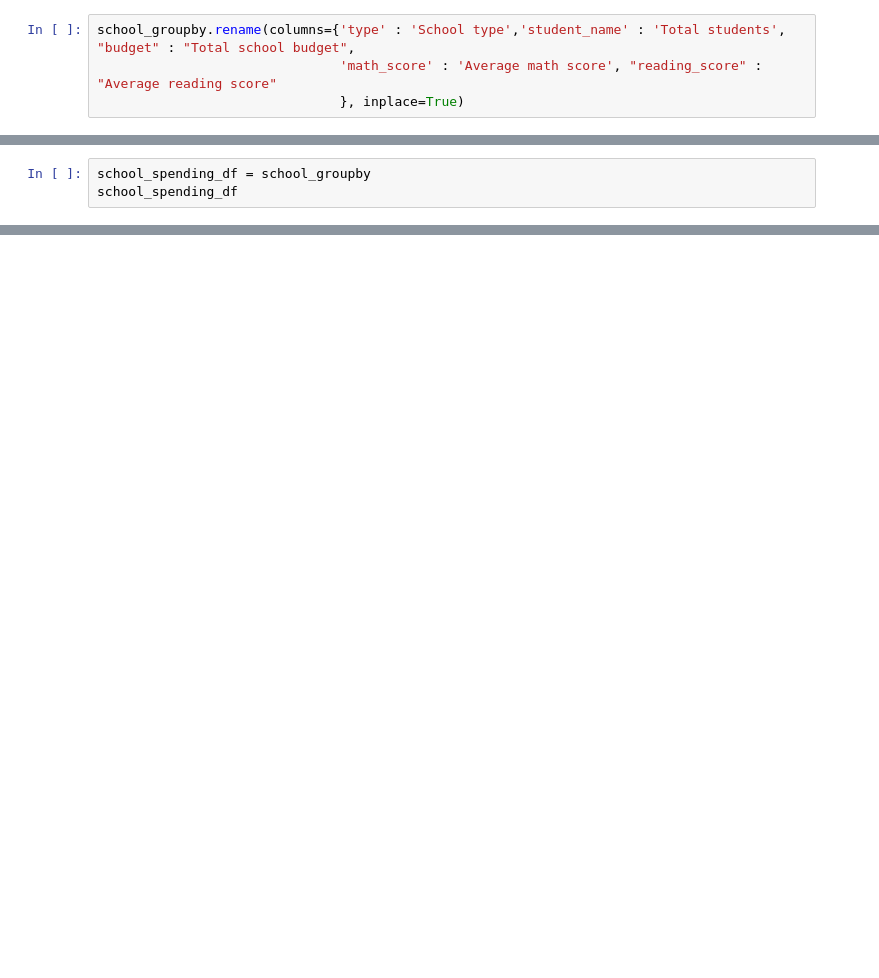
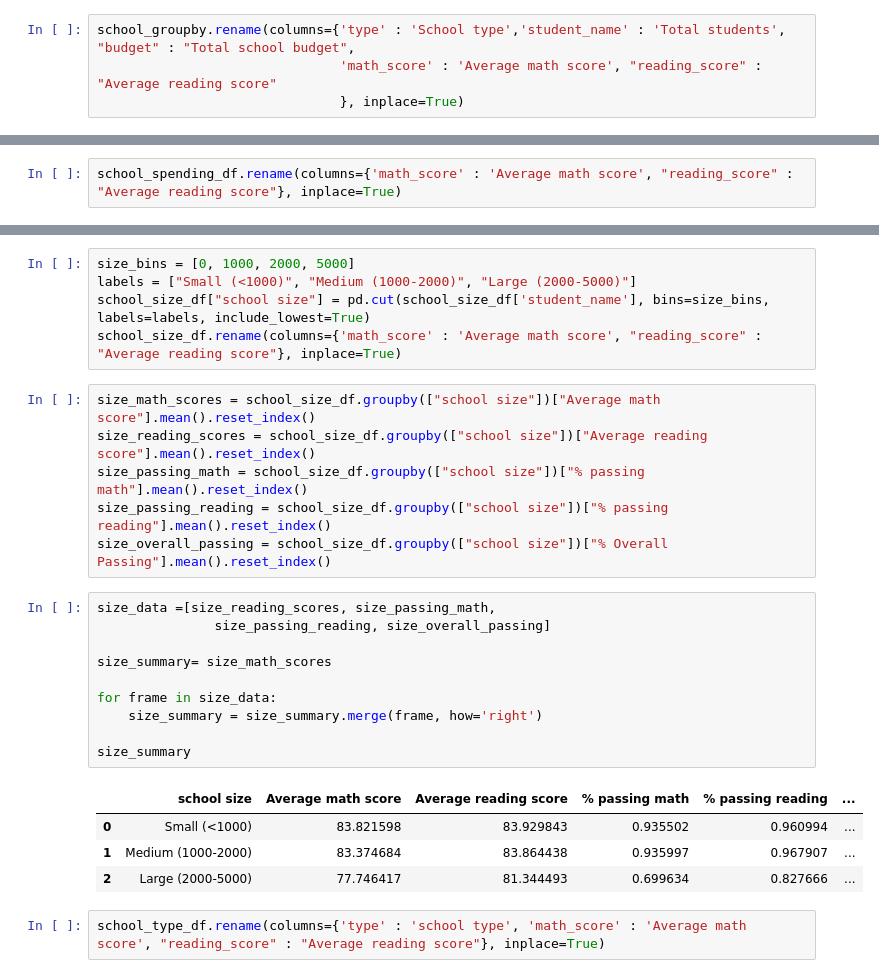
Before and after one commit to AlTesla/pandas-challenge, a Jupyter notebook: PyCitySchools/PyCitySchools.ipynb, the cells around one changed output, grey strips where cells are left out. Saved outputs shown, nothing was run; the diff lists cells and outputs as text; blank space fills up the shorter version.

Commit message:
all dataframes gathered

```diff
--- a/PyCitySchools/PyCitySchools.ipynb
+++ b/PyCitySchools/PyCitySchools.ipynb
@@ -250,3 +224,0 @@ school_groupby["Spending Ranges (Per Student)"] = pd.cut(school_groupby['Per stu
-# %%
-school_spending_df = school_groupby
-school_spending_df
@@ -271,3 +225,5 @@ school_spending_df
+# %%
+school_spending_df.rename(columns={'math_score' : 'Average math score', "reading_score" : "Average reading score"}, inplace=True)
 # %%
 spending_math_scores = school_spending_df.groupby(["Spending Ranges (Per Student)"])["Average math score"].mean().reset_index()
 spending_reading_scores = school_spending_df.groupby(["Spending Ranges (Per Student)"])["Average reading score"].mean().reset_index()
@@ -288,0 +249,28 @@ TypeError: Could not convert 83.8083.6883.2783.06 to numeric
+# %%
+size_bins = [0, 1000, 2000, 5000]
+labels = ["Small (<1000)", "Medium (1000-2000)", "Large (2000-5000)"]
+school_size_df["school size"] = pd.cut(school_size_df['student_name'], bins=size_bins, labels=labels, include_lowest=True)
+school_size_df.rename(columns={'math_score' : 'Average math score', "reading_score" : "Average reading score"}, inplace=True)
+# %%
+size_math_scores = school_size_df.groupby(["school size"])["Average math score"].mean().reset_index()
+size_reading_scores = school_size_df.groupby(["school size"])["Average reading score"].mean().reset_index()
+size_passing_math = school_size_df.groupby(["school size"])["% passing math"].mean().reset_index()
+size_passing_reading = school_size_df.groupby(["school size"])["% passing reading"].mean().reset_index()
+size_overall_passing = school_size_df.groupby(["school size"])["% Overall Passing"].mean().reset_index()
+# %%
+size_data =[size_reading_scores, size_passing_math,
+               size_passing_reading, size_overall_passing]
+
+size_summary= size_math_scores
+
+for frame in size_data:
+    size_summary = size_summary.merge(frame, how='right')
+
+size_summary
+# %% [output]
+|  | school size | Average math score | Average reading score | % passing math | % passing reading | ... |
+| 0 | Small (<1000) | 83.821598 | 83.929843 | 0.935502 | 0.960994 | ... |
+| 1 | Medium (1000-2000) | 83.374684 | 83.864438 | 0.935997 | 0.967907 | ... |
+| 2 | Large (2000-5000) | 77.746417 | 81.344493 | 0.699634 | 0.827666 | ... |
+# %%
+school_type_df.rename(columns={'type' : 'school type', 'math_score' : 'Average math score', "reading_score" : "Average reading score"}, inplace=True)
```
Also changed, not shown: parts of 19 cells of this notebook.
